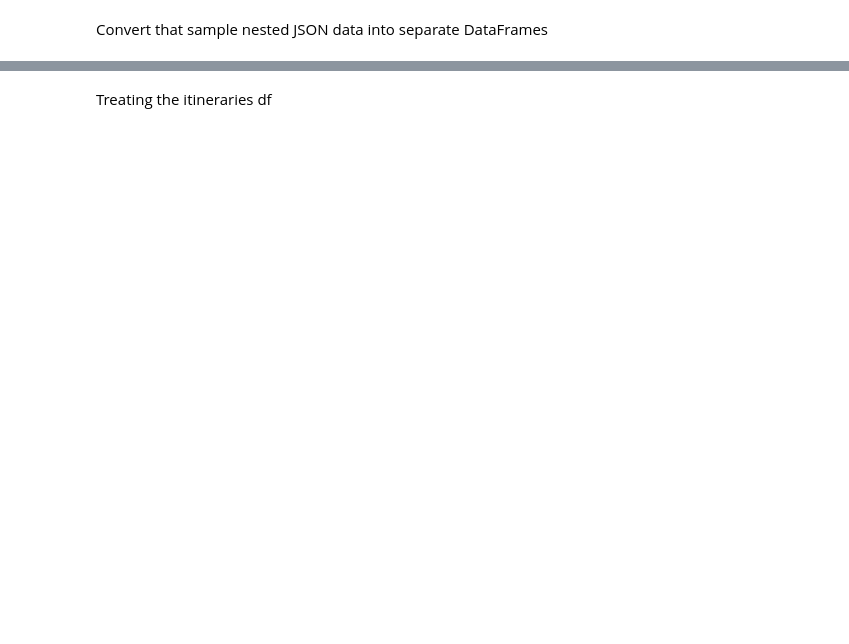
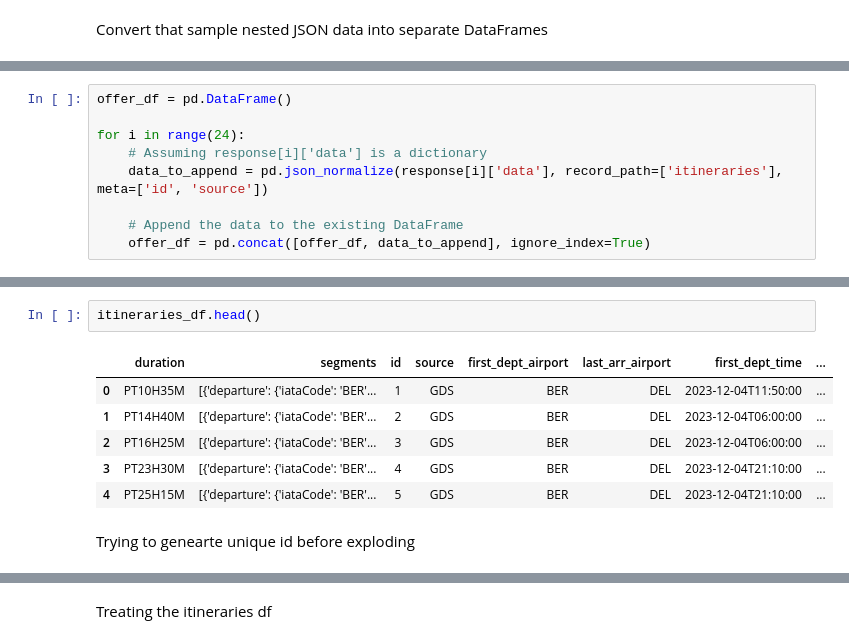
Before and after one commit to Sharvesh12/Flights-extension-MVP, a Jupyter notebook: flights_alerts.ipynb, the cells around one changed output, grey strips where cells are left out. Saved outputs shown, nothing was run; the diff lists cells and outputs as text; blank space fills up the shorter version.

```diff
--- a/flights_alerts.ipynb
+++ b/flights_alerts.ipynb
@@ -155,0 +185,9 @@ for r in response:
+# %%
+offer_df = pd.DataFrame()
+
+for i in range(24):
+    # Assuming response[i]['data'] is a dictionary
+    data_to_append = pd.json_normalize(response[i]['data'], record_path=['itineraries'], meta=['id', 'source'])
+
+    # Append the data to the existing DataFrame
+    offer_df = pd.concat([offer_df, data_to_append], ignore_index=True)
@@ -155,0 +260,11 @@ for r in response:
+# %%
+itineraries_df.head()
+# %% [output]
+|  | duration | segments | id | source | first_dept_airport | last_arr_airport | first_dept_time | ... |
+| 0 | PT10H35M | [{'departure': {'iataCode': 'BER'... | 1 | GDS | BER | DEL | 2023-12-04T11:50:00 | ... |
+| 1 | PT14H40M | [{'departure': {'iataCode': 'BER'... | 2 | GDS | BER | DEL | 2023-12-04T06:00:00 | ... |
+| 2 | PT16H25M | [{'departure': {'iataCode': 'BER'... | 3 | GDS | BER | DEL | 2023-12-04T06:00:00 | ... |
+| 3 | PT23H30M | [{'departure': {'iataCode': 'BER'... | 4 | GDS | BER | DEL | 2023-12-04T21:10:00 | ... |
+| 4 | PT25H15M | [{'departure': {'iataCode': 'BER'... | 5 | GDS | BER | DEL | 2023-12-04T21:10:00 | ... |
+# %% [markdown]
+Trying to genearte unique id before exploding
```
Also changed, not shown: parts of 37 cells of this notebook, 1 other file.
